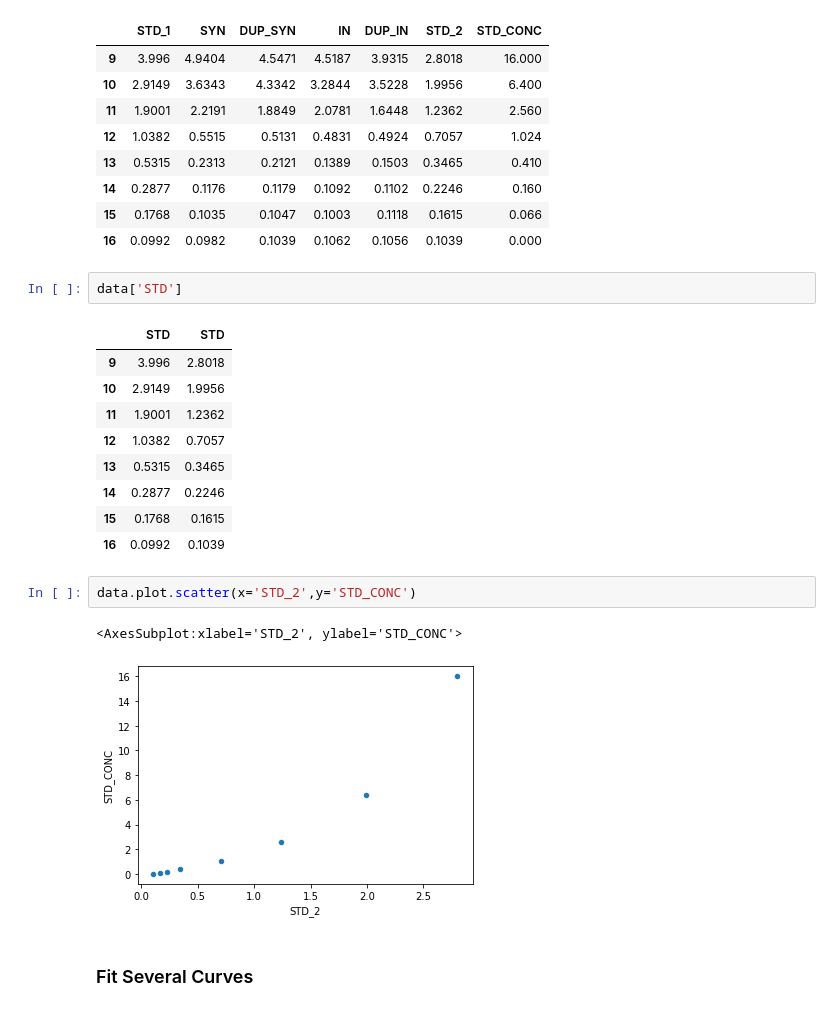
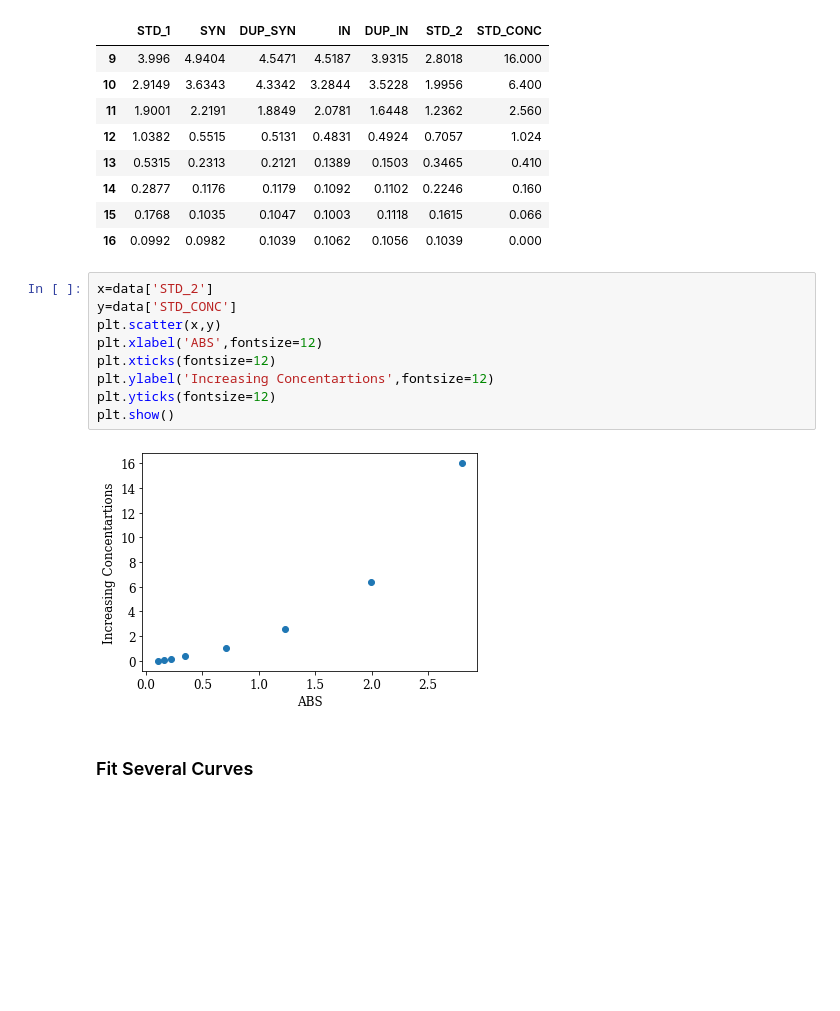
Before and after one commit to jamesleocodes/elisa_bdnf_cortisol, a Jupyter notebook: codes/elisa.ipynb, the cells around one changed output. Saved outputs shown, nothing was run; the diff lists cells and outputs as text; blank space fills up the shorter version.

```diff
--- a/codes/elisa.ipynb
+++ b/codes/elisa.ipynb
@@ -45,23 +45,17 @@ data
 | 14 | 0.2877 | 0.1176 | 0.1179 | 0.1092 | 0.1102 | 0.2246 | 0.160 |
 | 15 | 0.1768 | 0.1035 | 0.1047 | 0.1003 | 0.1118 | 0.1615 | 0.066 |
 | 16 | 0.0992 | 0.0982 | 0.1039 | 0.1062 | 0.1056 | 0.1039 | 0.000 |
-# %%
-data['STD']
-# %% [output]
-|  | STD | STD |
-| 9 | 3.996 | 2.8018 |
-| 10 | 2.9149 | 1.9956 |
-| 11 | 1.9001 | 1.2362 |
-| 12 | 1.0382 | 0.7057 |
-| 13 | 0.5315 | 0.3465 |
-| 14 | 0.2877 | 0.2246 |
-| 15 | 0.1768 | 0.1615 |
-| 16 | 0.0992 | 0.1039 |
-# %%
-data.plot.scatter(x='STD_2',y='STD_CONC')
-# %% [output]
-<AxesSubplot:xlabel='STD_2', ylabel='STD_CONC'>
-[figure, removed]
+# %%
+x=data['STD_2']
+y=data['STD_CONC']
+plt.scatter(x,y)
+plt.xlabel('ABS',fontsize=12)
+plt.xticks(fontsize=12)
+plt.ylabel('Increasing Concentartions',fontsize=12)
+plt.yticks(fontsize=12)
+plt.show()
+# %% [output]
+[figure, added]
 # %% [markdown]
 ### Fit Several Curves
 # %%
```
Also changed, not shown: parts of 5 cells of this notebook.
